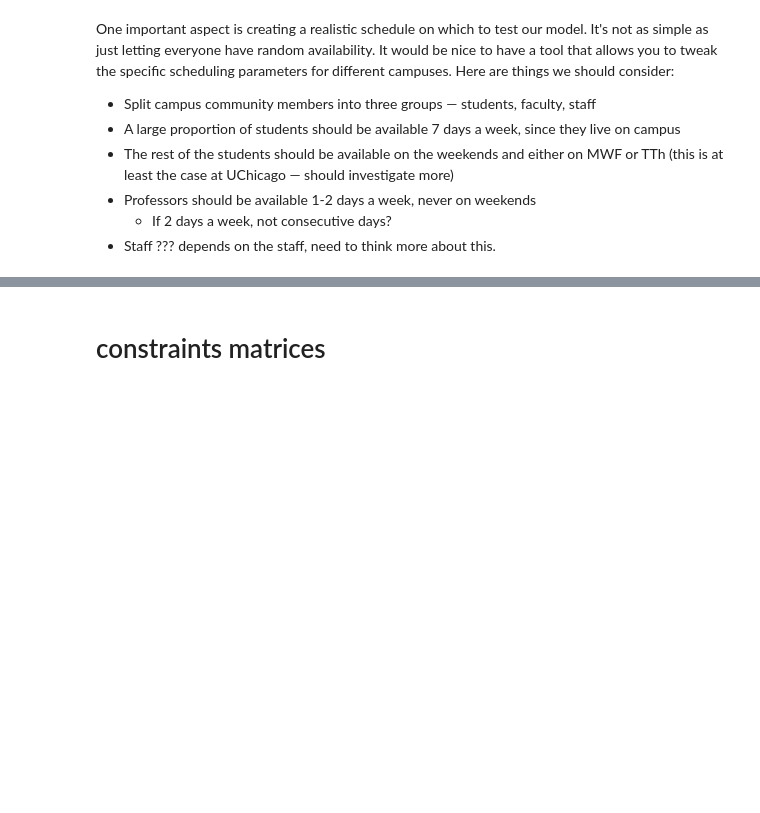
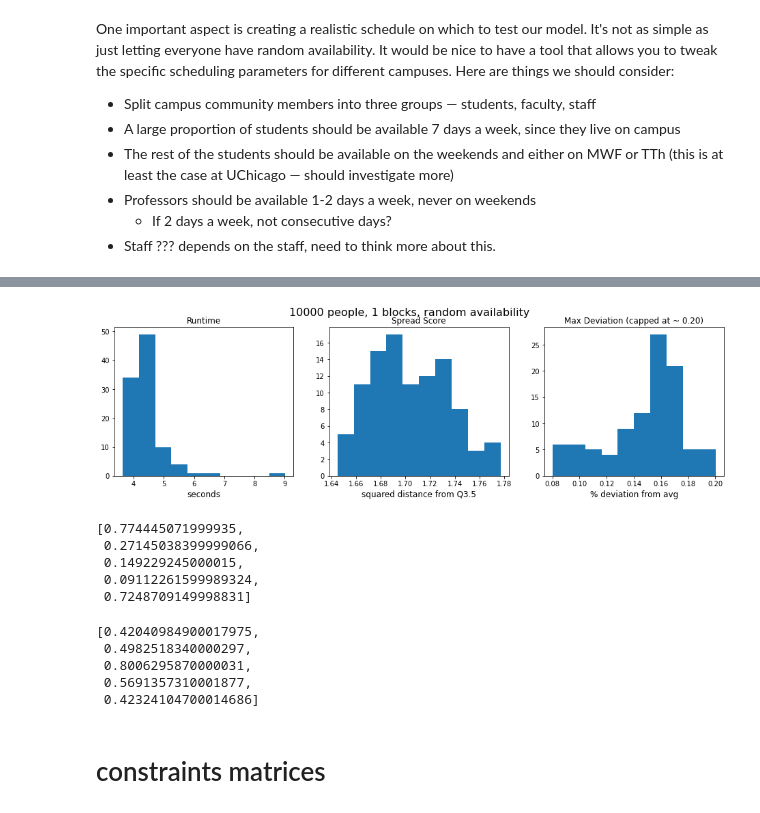
Before and after one commit to mggg/covid-scheduling, a Jupyter notebook: linear_program.ipynb, the cells around one changed output, grey strips where cells are left out. Cells and saved outputs as stored; diff of their text form; code cells hidden in the pictures; blank space fills up the shorter version.

```diff
--- a/linear_program.ipynb
+++ b/linear_program.ipynb
@@ -23,0 +104,2 @@ One important aspect is creating a realistic schedule on which to test our model
+# %%
+ts10000, ss10000, mds10000 = runTrial(100, 10000, 1, .2)
@@ -24 +126,21 @@ One important aspect is creating a realistic schedule on which to test our model
+# %%
+plotTrials(ts10000, ss10000, mds10000, 0.2, 3.5, 10000, 1, 100)
+# %% [output]
+[figure, added]
+# %%
+ts
+# %% [output]
+[0.774445071999935,
+ 0.27145038399999066,
+ 0.149229245000015,
+ 0.09112261599989324,
+ 0.7248709149998831]
+# %%
+ts
+# %% [output]
+[0.42040984900017975,
+ 0.4982518340000297,
+ 0.8006295870000031,
+ 0.5691357310001877,
+ 0.42324104700014686]
 # %%
```
Also changed, not shown: parts of 21 cells of this notebook.
